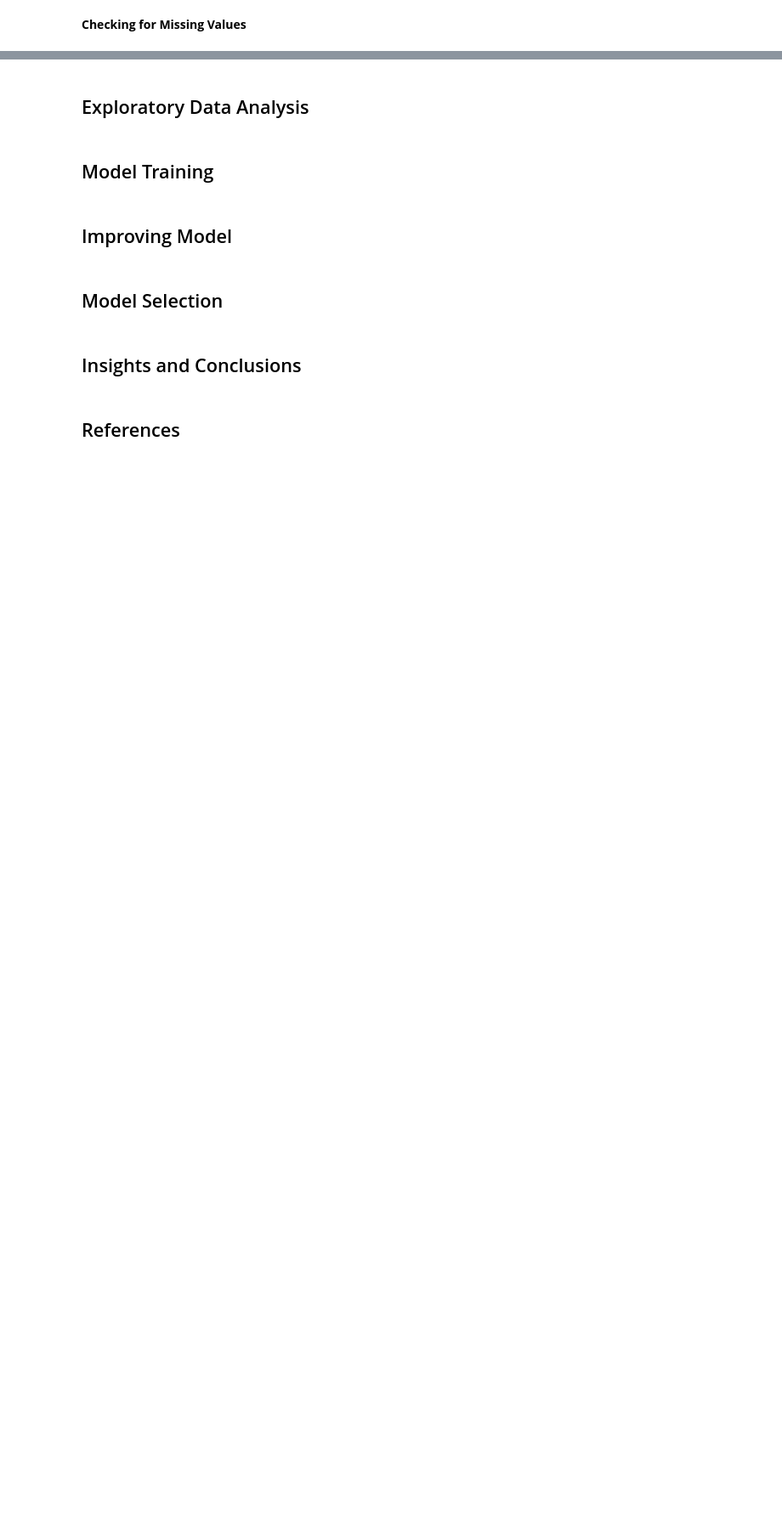
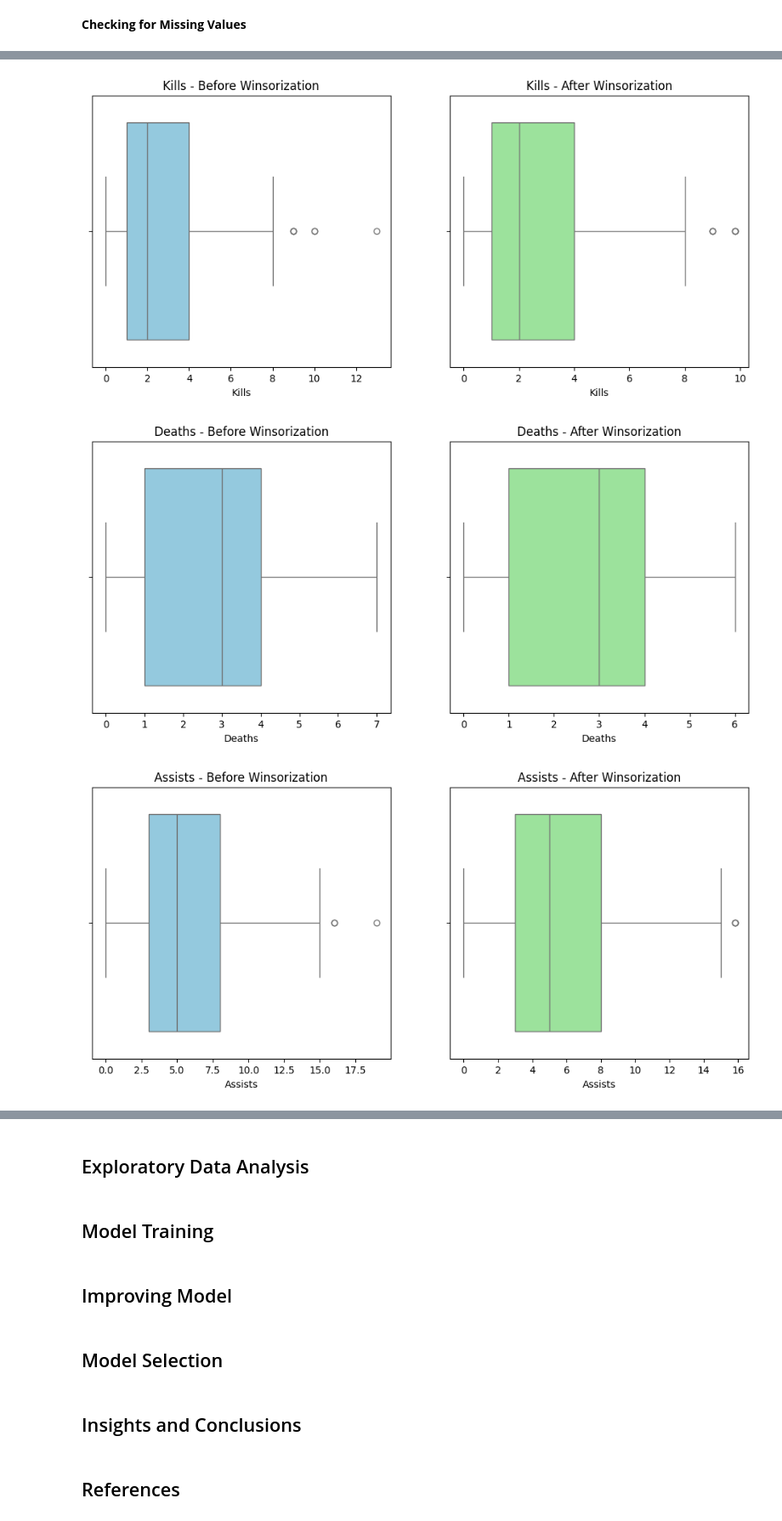
Before and after one commit to xlfrxd/League-of-Legends-Win-Rate-Predictor, a Jupyter notebook: STINTSY-PROJECT-S18-GROUP1.ipynb, the cells around one changed output, grey strips where cells are left out. Shown at 85% size. Drawn from its saved outputs; the diff is of its cells as text; code cells hidden in the pictures; blank space fills up the shorter version.

```diff
--- a/STINTSY-PROJECT-S18-GROUP1.ipynb
+++ b/STINTSY-PROJECT-S18-GROUP1.ipynb
@@ -73,0 +191,6 @@ worlds.head()
+# %%
+# Columns to check for outliers
+outlier_columns = ['Kills', 'Deaths', 'Assists', 'Creep Score',
+                   'Gold Earned', 'Champion Damage Share', 'Kill Participation',
+                   'Wards Placed', 'Wards Destroyed', 'Ward Interactions',
+                   'Dragons For', 'Dragons Against', 'Barons For', 'Barons Against']
@@ -73,0 +199,3 @@ worlds.head()
+# %%
+# Create a copy of the data before winsorization
+worlds_before_outliers = worlds.copy()
@@ -73,0 +204,6 @@ worlds.head()
+# %%
+# Winsorizes data by capping values at specified percentiles
+def winsorize(data, lower_percentile=1, upper_percentile=99):
+    lower_bound = np.percentile(data, lower_percentile)
+    upper_bound = np.percentile(data, upper_percentile)
+    return np.clip(data, lower_bound, upper_bound)
@@ -73,0 +212,4 @@ worlds.head()
+# %%
+# Apply winsorization to the specified columns
+for column in outlier_columns:
+    worlds[column] = winsorize(worlds[column], lower_percentile=1, upper_percentile=99)
@@ -73,0 +224,34 @@ worlds.head()
+# %%
+# List of features to visualize
+features_to_visualize = ['Kills', 'Deaths', 'Assists', 'Gold Earned']
+
+# Visualize before and after winsorization
+for feature in features_to_visualize:
+    fig, axes = plt.subplots(1, 2, figsize=(12, 5))
+
+    # Before Winsorization
+    sns.boxplot(data=worlds_before_outliers, x=feature, ax=axes[0], color='skyblue')
+    axes[0].set_title(f'{feature} - Before Winsorization')
+
+    # After Winsorization
+    sns.boxplot(data=worlds, x=feature, ax=axes[1], color='lightgreen')
+    axes[1].set_title(f'{feature} - After Winsorization')
+
+    plt.show()
+
+for feature in features_to_visualize:
+    fig, axes = plt.subplots(1, 2, figsize=(12, 5))
+
+    # Before Winsorization
+    sns.histplot(data=worlds_before_outliers, x=feature, kde=True, ax=axes[0], color='skyblue')
+    axes[0].set_title(f'{feature} - Before Winsorization')
+
+    # After Winsorization
+    sns.histplot(data=worlds, x=feature, kde=True, ax=axes[1], color='lightgreen')
+    axes[1].set_title(f'{feature} - After Winsorization')
+
+    plt.show()
+# %% [output]
+[figure, added]
+[figure, added]
+[figure, added]
```
Also changed, not shown: parts of 49 cells of this notebook.
